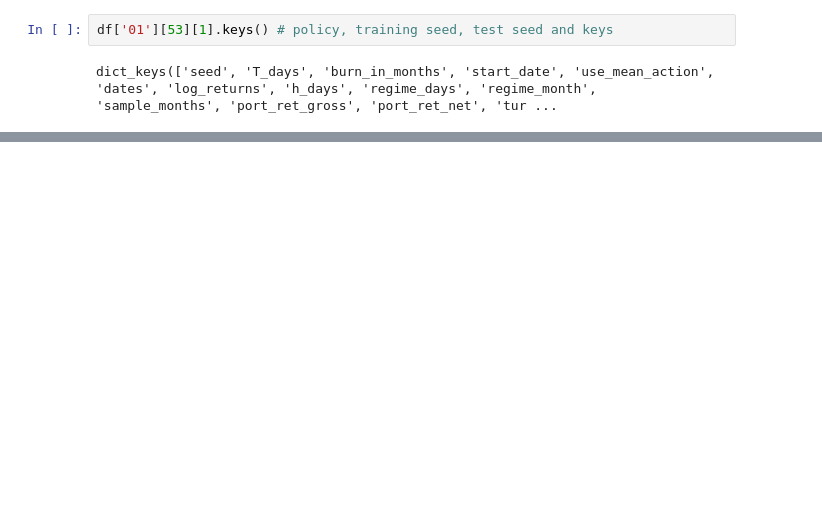
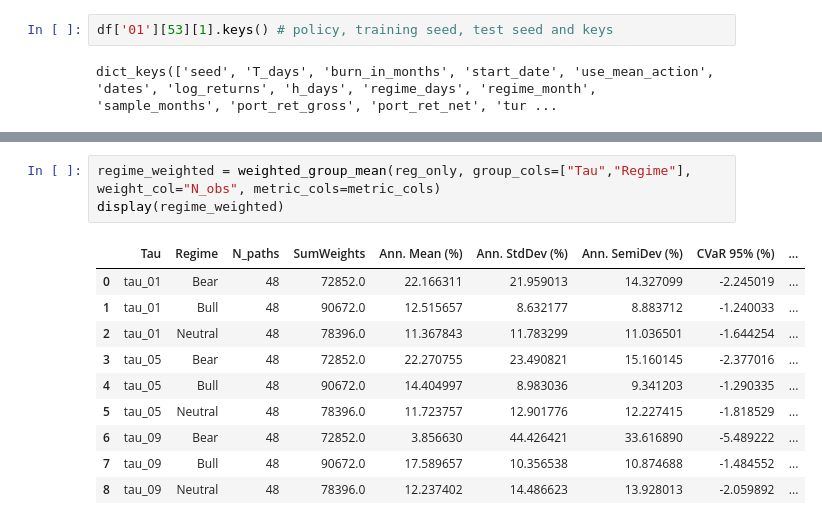
Before and after one commit to Attilasarkany/Q-A2C-Replication, a Jupyter notebook: Chapter2_model_comperison/compare_results_multiple_seed_rsvarvol.ipynb, the cells around one changed output, grey strips where cells are left out. Cells and saved outputs as stored; diff of their text form; blank space fills up the shorter version.

```diff
--- a/Chapter2_model_comperison/compare_results_multiple_seed_rsvarvol.ipynb
+++ b/Chapter2_model_comperison/compare_results_multiple_seed_rsvarvol.ipynb
@@ -974,0 +597,14 @@ for m in metric_cols:
+# %%
+regime_weighted = weighted_group_mean(reg_only, group_cols=["Tau","Regime"], weight_col="N_obs", metric_cols=metric_cols)
+display(regime_weighted)
+# %% [output]
+|  | Tau | Regime | N_paths | SumWeights | Ann. Mean (%) | Ann. StdDev (%) | Ann. SemiDev (%) | CVaR 95% (%) | ... |
+| 0 | tau_01 | Bear | 48 | 72852.0 | 22.166311 | 21.959013 | 14.327099 | -2.245019 | ... |
+| 1 | tau_01 | Bull | 48 | 90672.0 | 12.515657 | 8.632177 | 8.883712 | -1.240033 | ... |
+| 2 | tau_01 | Neutral | 48 | 78396.0 | 11.367843 | 11.783299 | 11.036501 | -1.644254 | ... |
+| 3 | tau_05 | Bear | 48 | 72852.0 | 22.270755 | 23.490821 | 15.160145 | -2.377016 | ... |
+| 4 | tau_05 | Bull | 48 | 90672.0 | 14.404997 | 8.983036 | 9.341203 | -1.290335 | ... |
+| 5 | tau_05 | Neutral | 48 | 78396.0 | 11.723757 | 12.901776 | 12.227415 | -1.818529 | ... |
+| 6 | tau_09 | Bear | 48 | 72852.0 | 3.856630 | 44.426421 | 33.616890 | -5.489222 | ... |
+| 7 | tau_09 | Bull | 48 | 90672.0 | 17.589657 | 10.356538 | 10.874688 | -1.484552 | ... |
+| 8 | tau_09 | Neutral | 48 | 78396.0 | 12.237402 | 14.486623 | 13.928013 | -2.059892 | ... |
```
Also changed, not shown: parts of 26 cells of this notebook, 2 other files.
